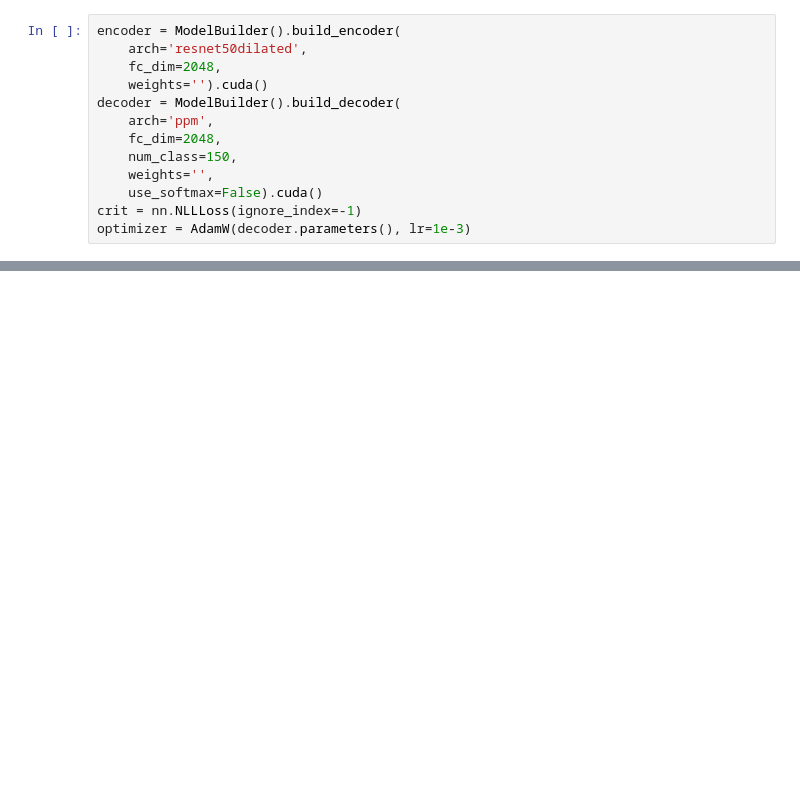
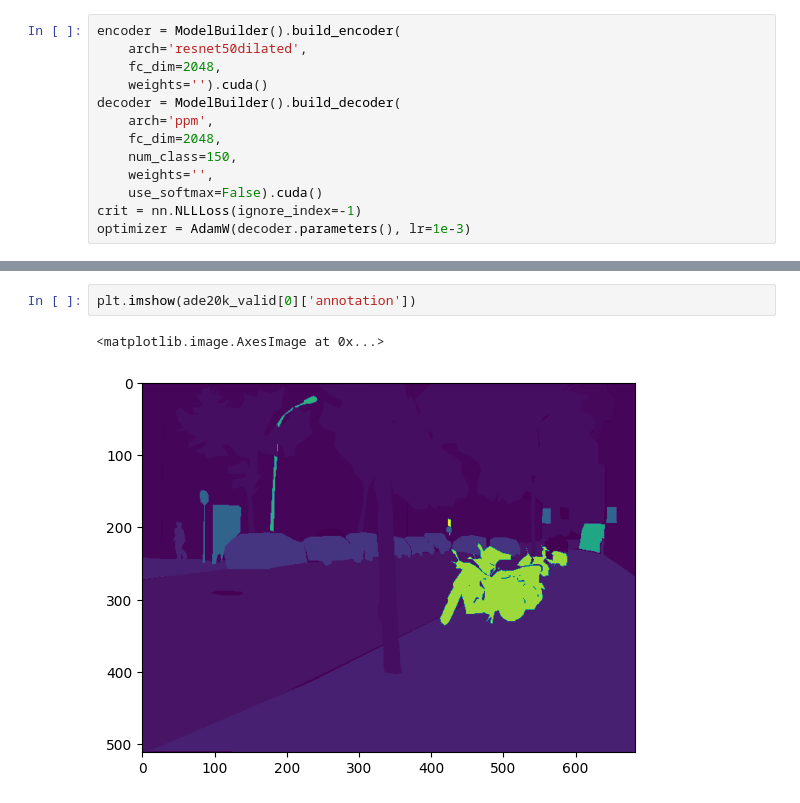
Before and after one commit to danjacobellis/segmentation, a Jupyter notebook: ADE20k.ipynb, the cells around one changed output, grey strips where cells are left out. Cells and saved outputs as stored; diff of their text form; blank space fills up the shorter version.

```diff
--- a/ADE20k.ipynb
+++ b/ADE20k.ipynb
@@ -114,0 +143,5 @@ plt.imshow(y.detach().cpu()[0])
+# %%
+plt.imshow(ade20k_valid[0]['annotation'])
+# %% [output]
+<matplotlib.image.AxesImage at 0x...>
+[figure, added]
```
Also changed, not shown: parts of 17 cells of this notebook.
